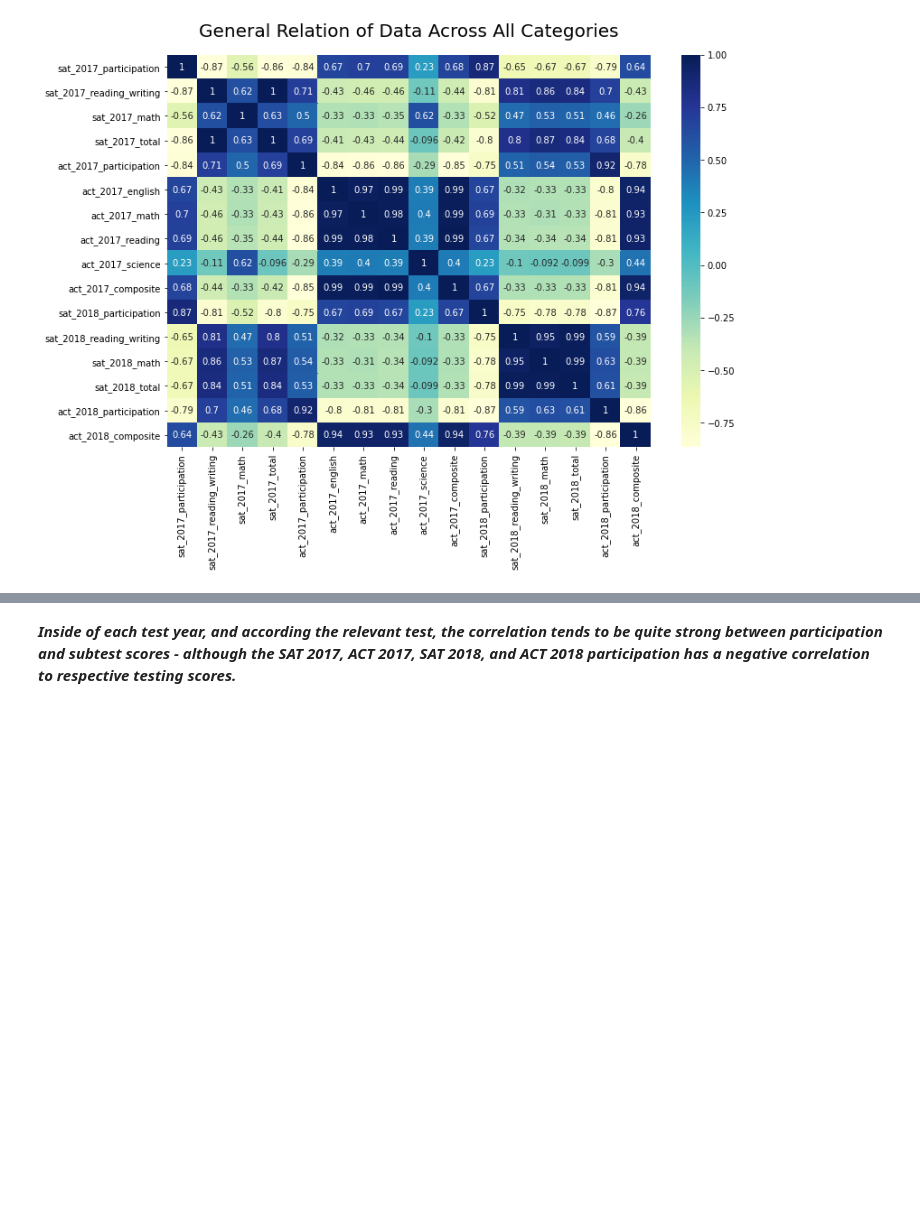
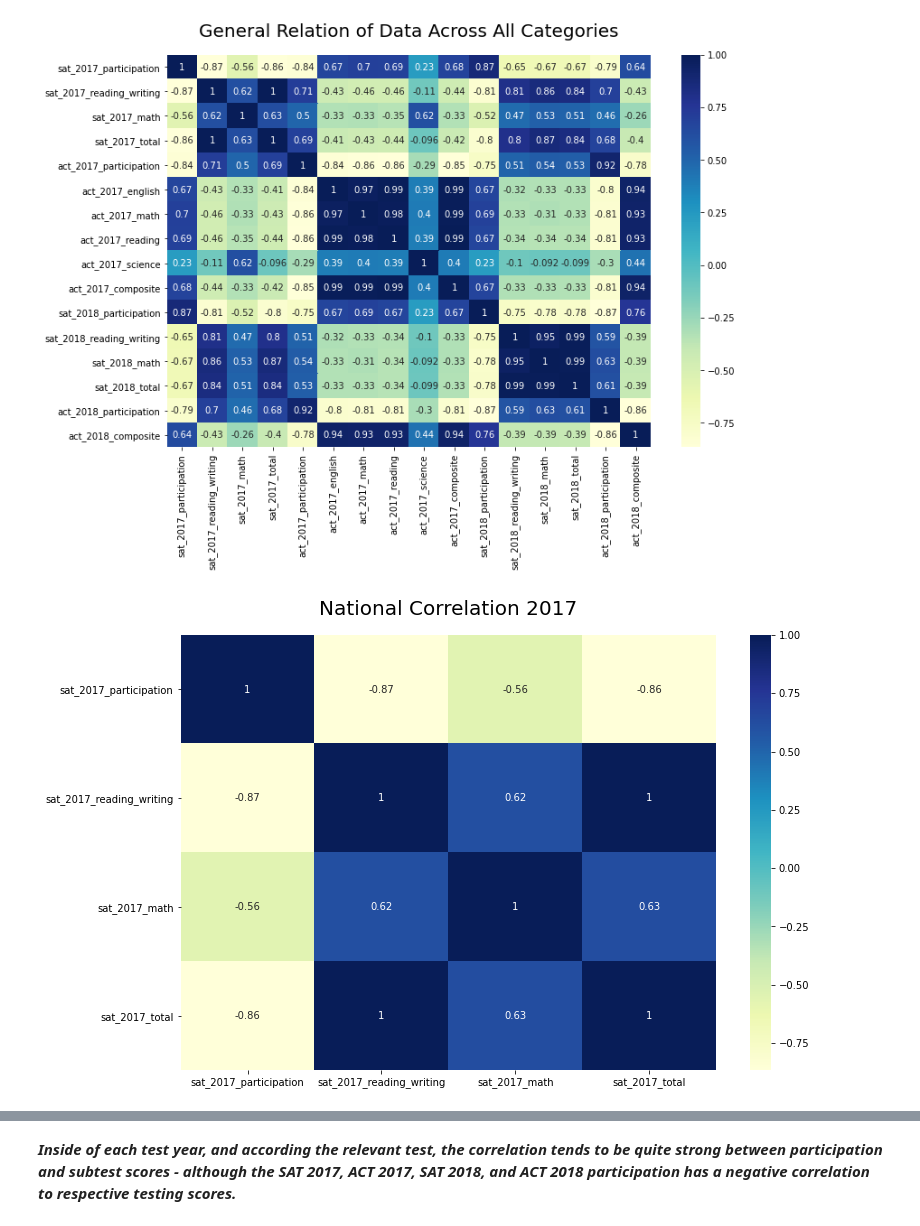
Before and after one commit to patruq/act-sat-performance, a Jupyter notebook: code/starter-code.ipynb, the cells around one changed output, grey strips where cells are left out. Cells and saved outputs as stored; diff of their text form; code cells hidden in the pictures; blank space fills up the shorter version.

```diff
--- a/code/starter-code.ipynb
+++ b/code/starter-code.ipynb
@@ -909,3 +885,11 @@ sns.heatmap(final.corr(),
 plt.title("General Relation of Data Across All Categories", fontsize=20, pad=20.0);
 # %% [output]
 [figure]
+# %%
+plt.figure(figsize=(12, 8))
+sns.heatmap(final.iloc[:, :5].corr(),
+            cmap="YlGnBu",
+            annot=True)
+plt.title("National Correlation 2017", fontsize=20, pad=20.0);
+# %% [output]
+[figure, added]
```
Also changed, not shown: parts of 19 cells of this notebook.
